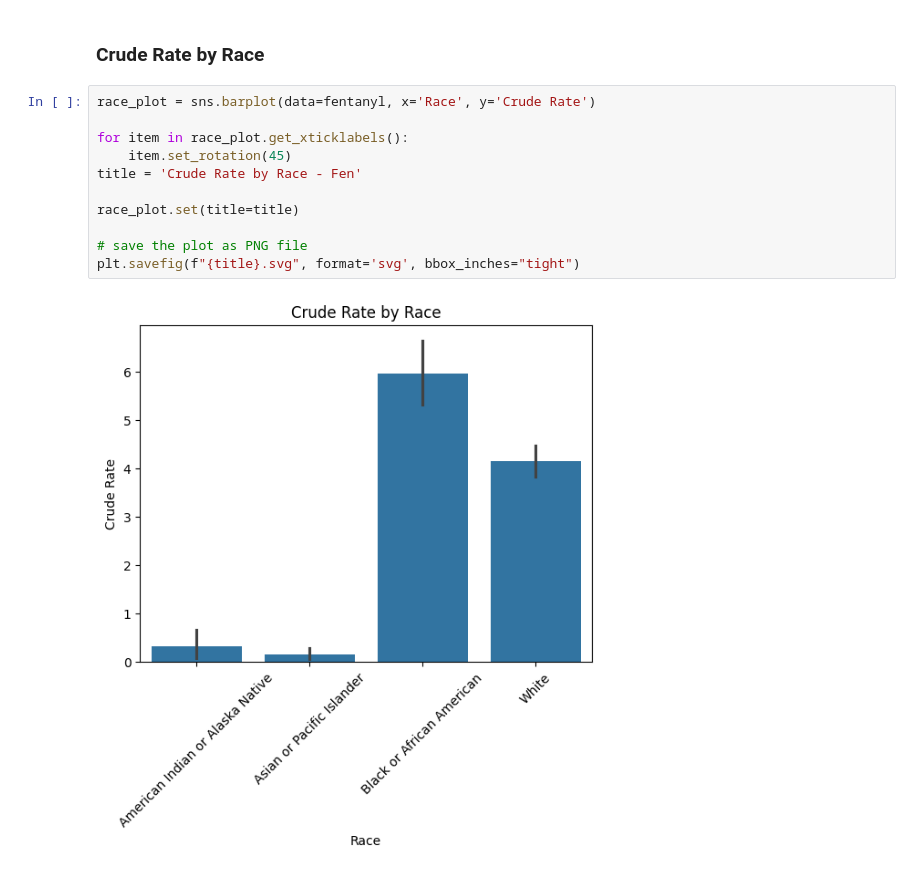
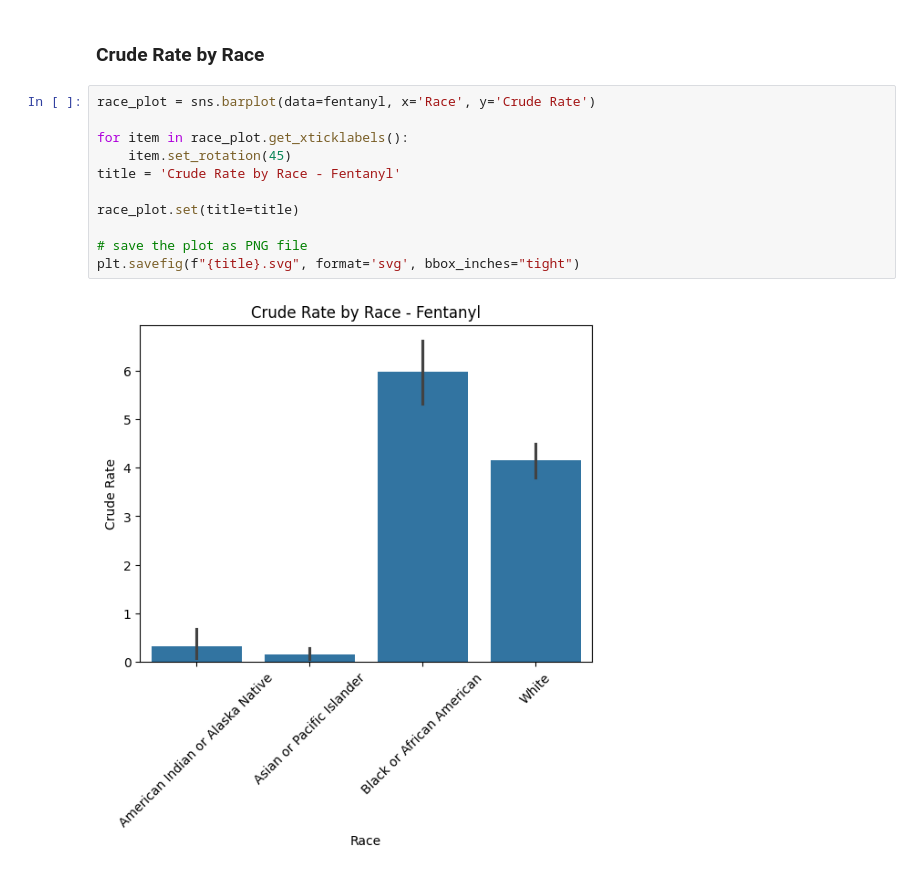
Before and after one commit to jmsarabia/fentanyl_eda, a Jupyter notebook: wonder/Wonder_EDA_Findings.ipynb, the cells around one changed output. Saved outputs shown, nothing was run; the diff lists cells and outputs as text.

```diff
--- a/wonder/Wonder_EDA_Findings.ipynb
+++ b/wonder/Wonder_EDA_Findings.ipynb
@@ -63,13 +63,13 @@ fentanyl = cleaned[cleaned['Multiple Cause of death'] == 'Other synthetic narcot
 # %%
 race_plot = sns.barplot(data=fentanyl, x='Race', y='Crude Rate')
 
 for item in race_plot.get_xticklabels():
     item.set_rotation(45)
-title = 'Crude Rate by Race - Fen'
+title = 'Crude Rate by Race - Fentanyl'
 
 race_plot.set(title=title)
 
 # save the plot as PNG file
 plt.savefig(f"{title}.svg", format='svg', bbox_inches="tight")
 # %% [output]
-[figure, old version]
+[figure, new version]
```
Also changed, not shown: parts of 1 cell of this notebook, 1 other file.
